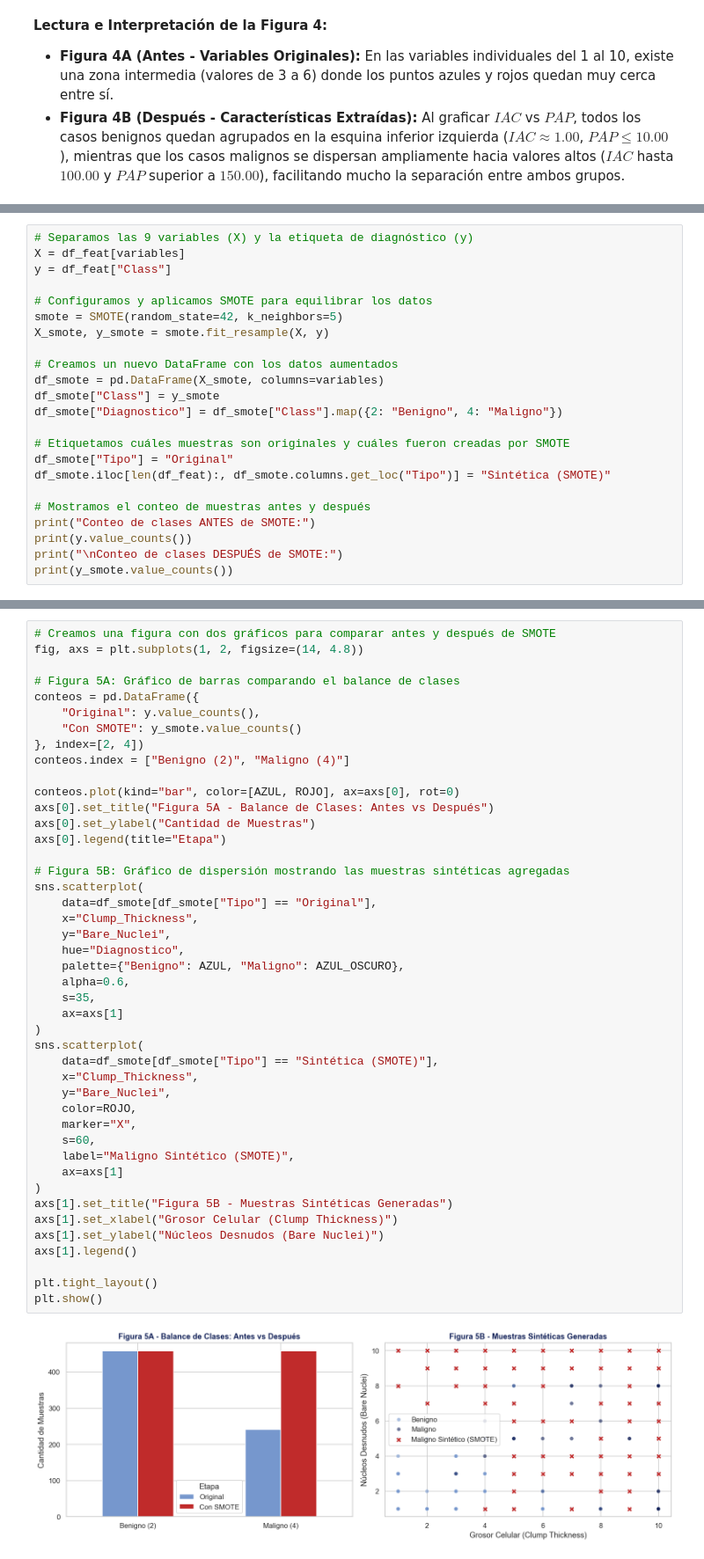
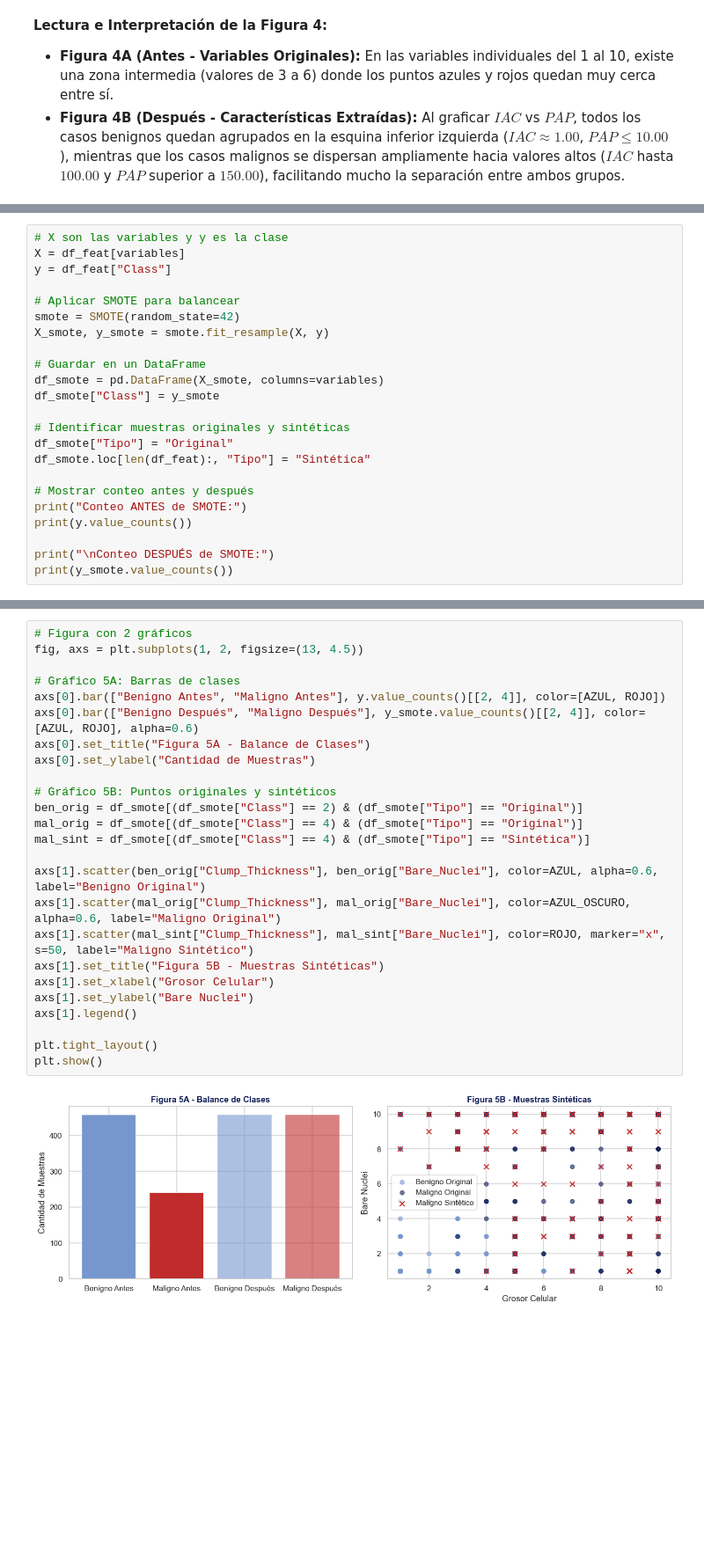
Before and after one commit to rubenriv2111-beep/ICD-2026, a Jupyter notebook: project/Notebook Preprocesamiento/notebook-preprocesamiento.ipynb, the cells around one changed output, grey strips where cells are left out. Shown at 88% size. Cells and saved outputs as stored; diff of their text form; blank space fills up the shorter version.

```diff
--- a/project/Notebook Preprocesamiento/notebook-preprocesamiento.ipynb
+++ b/project/Notebook Preprocesamiento/notebook-preprocesamiento.ipynb
@@ -490,24 +429,24 @@ plt.show()
 # %%
-# Separamos las 9 variables (X) y la etiqueta de diagnóstico (y)
+# X son las variables y y es la clase
 X = df_feat[variables]
 y = df_feat["Class"]
 
-# Configuramos y aplicamos SMOTE para equilibrar los datos
-smote = SMOTE(random_state=42, k_neighbors=5)
+# Aplicar SMOTE para balancear
+smote = SMOTE(random_state=42)
 X_smote, y_smote = smote.fit_resample(X, y)
 
-# Creamos un nuevo DataFrame con los datos aumentados
+# Guardar en un DataFrame
 df_smote = pd.DataFrame(X_smote, columns=variables)
 df_smote["Class"] = y_smote
-df_smote["Diagnostico"] = df_smote["Class"].map({2: "Benigno", 4: "Maligno"})
 
-# Etiquetamos cuáles muestras son originales y cuáles fueron creadas por SMOTE
+# Identificar muestras originales y sintéticas
 df_smote["Tipo"] = "Original"
-df_smote.iloc[len(df_feat):, df_smote.columns.get_loc("Tipo")] = "Sintética (SMOTE)"
+df_smote.loc[len(df_feat):, "Tipo"] = "Sintética"
 
-# Mostramos el conteo de muestras antes y después
-print("Conteo de clases ANTES de SMOTE:")
+# Mostrar conteo antes y después
+print("Conteo ANTES de SMOTE:")
 print(y.value_counts())
-print("\nConteo de clases DESPUÉS de SMOTE:")
+
+print("\nConteo DESPUÉS de SMOTE:")
 print(y_smote.value_counts())
 # %% [output]
@@ -523,51 +462,32 @@ Class
 4    458
 Name: count, dtype: int64
 # %%
-# Creamos una figura con dos gráficos para comparar antes y después de SMOTE
-fig, axs = plt.subplots(1, 2, figsize=(14, 4.8))
+# Figura con 2 gráficos
+fig, axs = plt.subplots(1, 2, figsize=(13, 4.5))
 
-# Figura 5A: Gráfico de barras comparando el balance de clases
-conteos = pd.DataFrame({
-    "Original": y.value_counts(),
-    "Con SMOTE": y_smote.value_counts()
-}, index=[2, 4])
-conteos.index = ["Benigno (2)", "Maligno (4)"]
+# Gráfico 5A: Barras de clases
+axs[0].bar(["Benigno Antes", "Maligno Antes"], y.value_counts()[[2, 4]], color=[AZUL, ROJO])
+axs[0].bar(["Benigno Después", "Maligno Después"], y_smote.value_counts()[[2, 4]], color=[AZUL, ROJO], alpha=0.6)
+axs[0].set_title("Figura 5A - Balance de Clases")
+axs[0].set_ylabel("Cantidad de Muestras")
 
-conteos.plot(kind="bar", color=[AZUL, ROJO], ax=axs[0], rot=0)
-axs[0].set_title("Figura 5A - Balance de Clases: Antes vs Después")
-axs[0].set_ylabel("Cantidad de Muestras")
-axs[0].legend(title="Etapa")
+# Gráfico 5B: Puntos originales y sintéticos
+ben_orig = df_smote[(df_smote["Class"] == 2) & (df_smote["Tipo"] == "Original")]
+mal_orig = df_smote[(df_smote["Class"] == 4) & (df_smote["Tipo"] == "Original")]
+mal_sint = df_smote[(df_smote["Class"] == 4) & (df_smote["Tipo"] == "Sintética")]
 
-# Figura 5B: Gráfico de dispersión mostrando las muestras sintéticas agregadas
-sns.scatterplot(
-    data=df_smote[df_smote["Tipo"] == "Original"],
-    x="Clump_Thickness",
-    y="Bare_Nuclei",
-    hue="Diagnostico",
-    palette={"Benigno": AZUL, "Maligno": AZUL_OSCURO},
-    alpha=0.6,
-    s=35,
-    ax=axs[1]
-)
-sns.scatterplot(
-    data=df_smote[df_smote["Tipo"] == "Sintética (SMOTE)"],
-    x="Clump_Thickness",
-    y="Bare_Nuclei",
-    color=ROJO,
-    marker="X",
-    s=60,
-    label="Maligno Sintético (SMOTE)",
-    ax=axs[1]
-)
-axs[1].set_title("Figura 5B - Muestras Sintéticas Generadas")
-axs[1].set_xlabel("Grosor Celular (Clump Thickness)")
-axs[1].set_ylabel("Núcleos Desnudos (Bare Nuclei)")
+axs[1].scatter(ben_orig["Clump_Thickness"], ben_orig["Bare_Nuclei"], color=AZUL, alpha=0.6, label="Benigno Original")
+axs[1].scatter(mal_orig["Clump_Thickness"], mal_orig["Bare_Nuclei"], color=AZUL_OSCURO, alpha=0.6, label="Maligno Original")
+axs[1].scatter(mal_sint["Clump_Thickness"], mal_sint["Bare_Nuclei"], color=ROJO, marker="x", s=50, label="Maligno Sintético")
+axs[1].set_title("Figura 5B - Muestras Sintéticas")
+axs[1].set_xlabel("Grosor Celular")
+axs[1].set_ylabel("Bare Nuclei")
 axs[1].legend()
 
 plt.tight_layout()
 plt.show()
 # %% [output]
-[figure, old version]
+[figure, new version]
 # %% [markdown]
 **Lectura e Interpretación de la Figura 5:**
 - **Figura 5A (Balance de Clases):** Se observa el cambio de un dataset desbalanceado ($458$ benignos vs $241$ malignos) a un dataset completamente balanceado ($458$ benignos vs $458$ malignos, sumando $916$ muestras en total).
```
Also changed, not shown: parts of 28 cells of this notebook.
